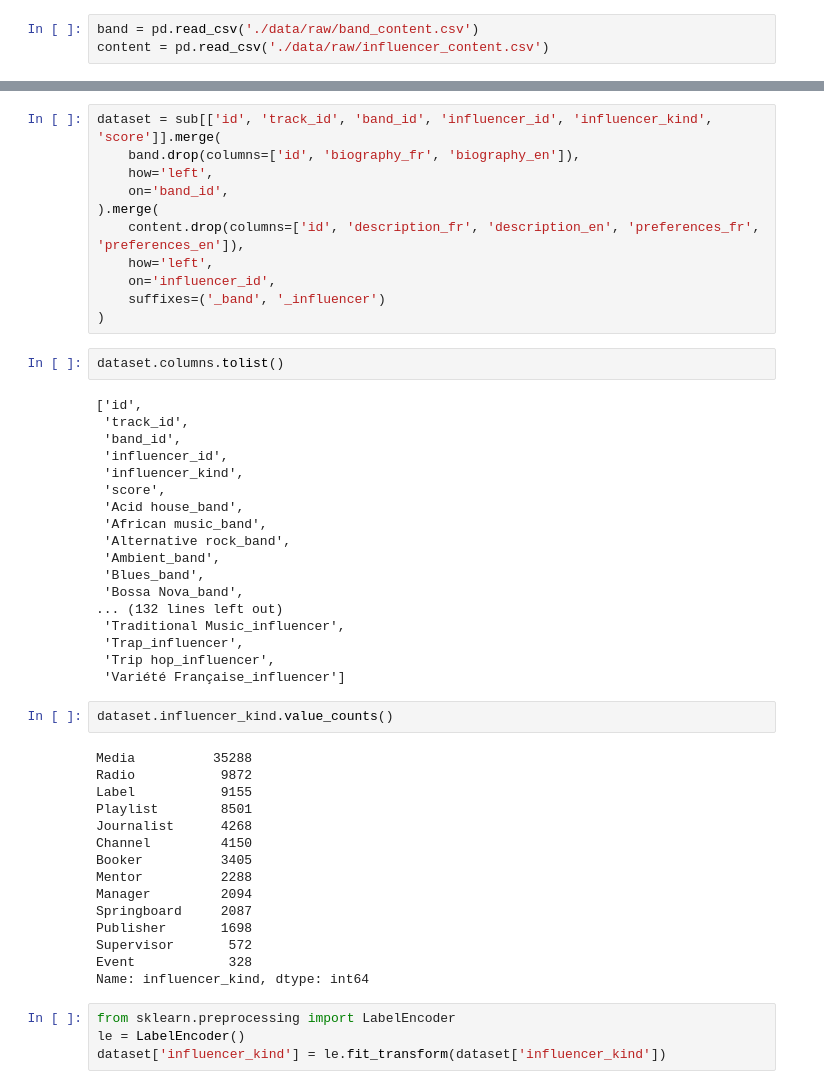
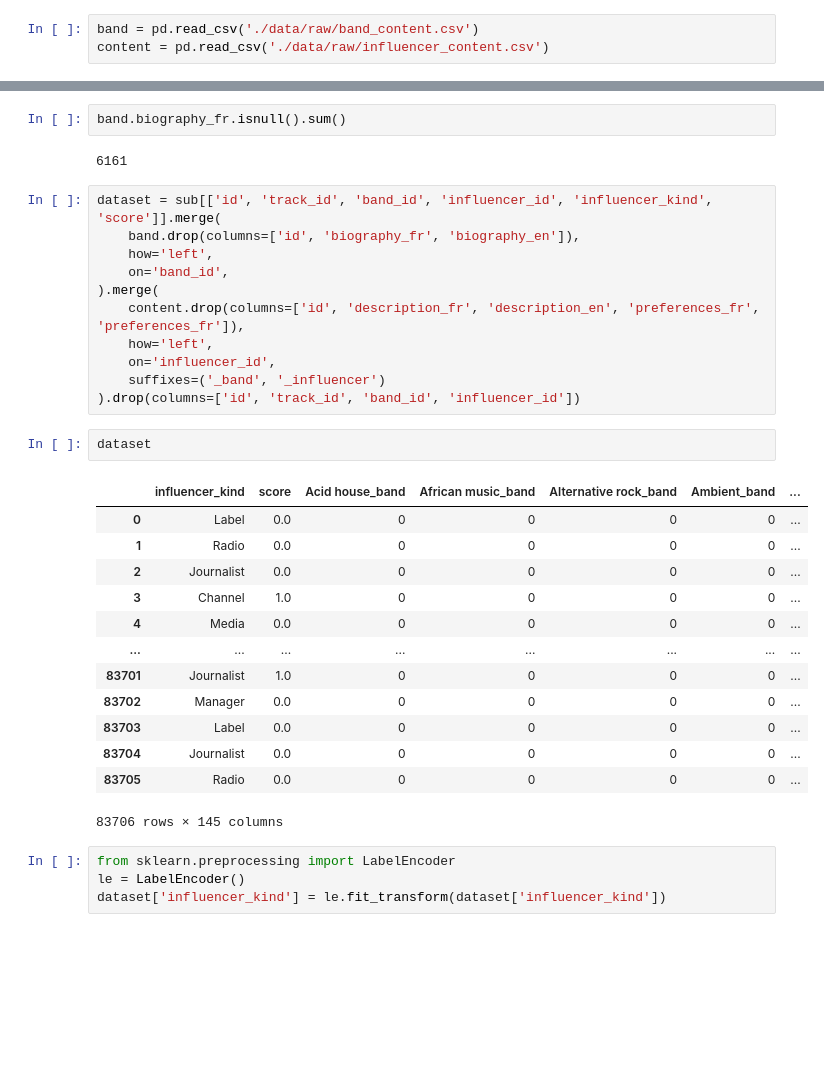
Before and after one commit to pathoumieu/groover_challenge, a Jupyter notebook: 04_integrate_LSTM.ipynb, the cells around one changed output, grey strips where cells are left out. Saved outputs shown, nothing was run; the diff lists cells and outputs as text; blank space fills up the shorter version.

```diff
--- a/04_integrate_LSTM.ipynb
+++ b/04_integrate_LSTM.ipynb
@@ -39,51 +79,34 @@ content = pd.read_csv('./data/raw/influencer_content.csv')
+# %%
+band.biography_fr.isnull().sum()
+# %% [output]
+6161
 # %%
 dataset = sub[['id', 'track_id', 'band_id', 'influencer_id', 'influencer_kind', 'score']].merge(
     band.drop(columns=['id', 'biography_fr', 'biography_en']),
     how='left',
     on='band_id',
 ).merge(
-    content.drop(columns=['id', 'description_fr', 'description_en', 'preferences_fr', 'preferences_en']),
+    content.drop(columns=['id', 'description_fr', 'description_en', 'preferences_fr', 'preferences_fr']),
     how='left',
     on='influencer_id',
     suffixes=('_band', '_influencer')
-)
+).drop(columns=['id', 'track_id', 'band_id', 'influencer_id'])
 # %%
-dataset.columns.tolist()
+dataset
 # %% [output]
+|  | influencer_kind | score | Acid house_band | African music_band | Alternative rock_band | Ambient_band | ... |
+| 0 | Label | 0.0 | 0 | 0 | 0 | 0 | ... |
+| 1 | Radio | 0.0 | 0 | 0 | 0 | 0 | ... |
+| 2 | Journalist | 0.0 | 0 | 0 | 0 | 0 | ... |
+| 3 | Channel | 1.0 | 0 | 0 | 0 | 0 | ... |
+| 4 | Media | 0.0 | 0 | 0 | 0 | 0 | ... |
+| ... | ... | ... | ... | ... | ... | ... | ... |
+| 83701 | Journalist | 1.0 | 0 | 0 | 0 | 0 | ... |
+| 83702 | Manager | 0.0 | 0 | 0 | 0 | 0 | ... |
+| 83703 | Label | 0.0 | 0 | 0 | 0 | 0 | ... |
+| 83704 | Journalist | 0.0 | 0 | 0 | 0 | 0 | ... |
+| 83705 | Radio | 0.0 | 0 | 0 | 0 | 0 | ... |
-['id',
- 'track_id',
- 'band_id',
- 'influencer_id',
- 'influencer_kind',
- 'score',
- 'Acid house_band',
- 'African music_band',
- 'Alternative rock_band',
- 'Ambient_band',
- 'Blues_band',
- 'Bossa Nova_band',
-... (132 lines left out)
- 'Traditional Music_influencer',
- 'Trap_influencer',
- 'Trip hop_influencer',
- 'Variété Française_influencer']
+83706 rows × 145 columns
-# %%
-dataset.influencer_kind.value_counts()
-# %% [output]
-Media          35288
-Radio           9872
-Label           9155
-Playlist        8501
-Journalist      4268
-Channel         4150
-Booker          3405
-Mentor          2288
-Manager         2094
-Springboard     2087
-Publisher       1698
-Supervisor       572
-Event            328
-Name: influencer_kind, dtype: int64
 # %%
 from sklearn.preprocessing import LabelEncoder
 le = LabelEncoder()
```
Also changed, not shown: parts of 41 cells of this notebook, 3 other files.
